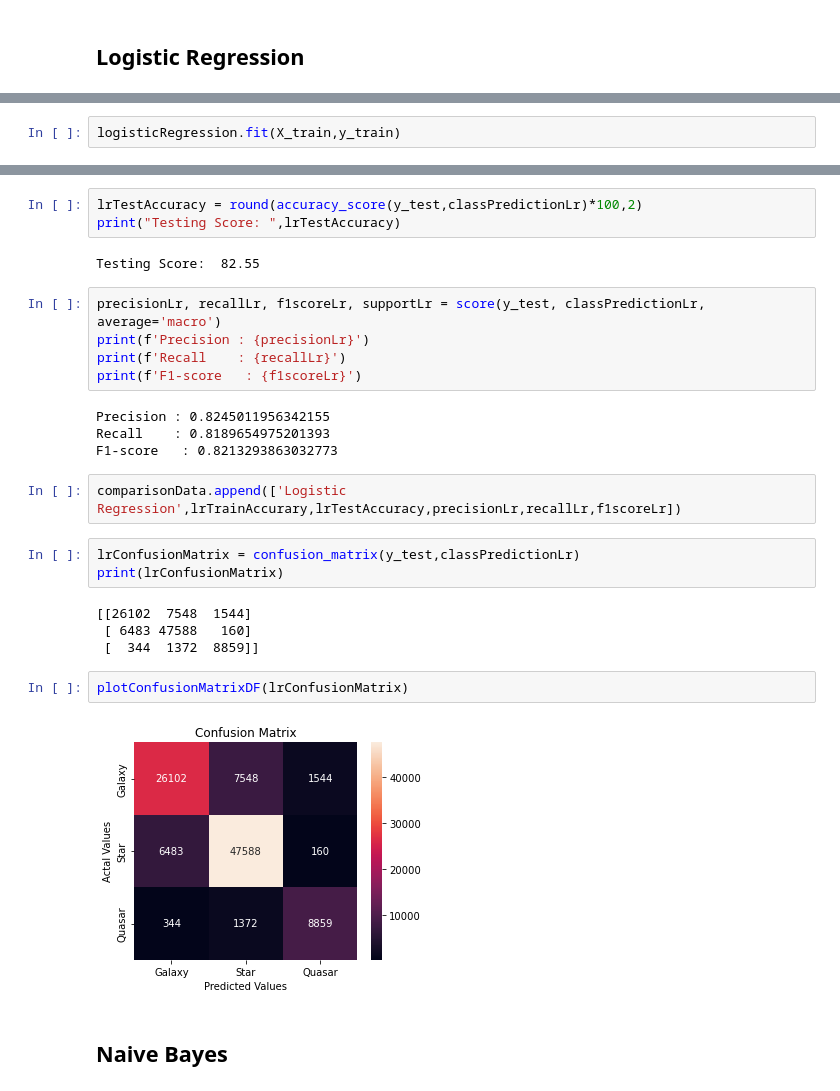
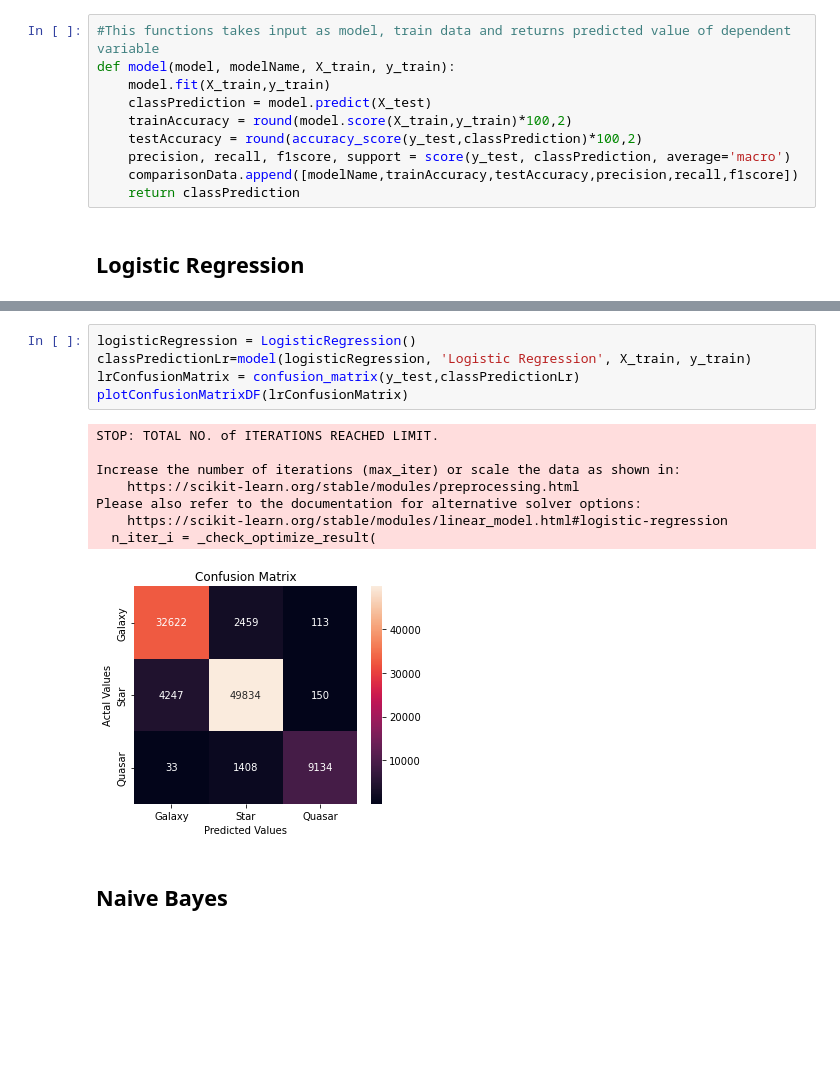
Before and after one commit to sheetalrprasad/Classification-of-Space-Objects, a Jupyter notebook: Sky Objects.ipynb, the cells around one changed output, grey strips where cells are left out. Cells and saved outputs as stored; diff of their text form; blank space fills up the shorter version.

```diff
--- a/Sky Objects.ipynb
+++ b/Sky Objects.ipynb
@@ -333,2 +330,12 @@ comparisonData = []
+# %%
+#This functions takes input as model, train data and returns predicted value of dependent variable
+def model(model, modelName, X_train, y_train):
+    model.fit(X_train,y_train)
+    classPrediction = model.predict(X_test)
+    trainAccuracy = round(model.score(X_train,y_train)*100,2)
+    testAccuracy = round(accuracy_score(y_test,classPrediction)*100,2)
+    precision, recall, f1score, support = score(y_test, classPrediction, average='macro')
+    comparisonData.append([modelName,trainAccuracy,testAccuracy,precision,recall,f1score])
+    return classPrediction
 # %% [markdown]
 ## Logistic Regression
@@ -339,2 +341,0 @@ logisticRegression = LogisticRegression()
-# %%
-logisticRegression.fit(X_train,y_train)
@@ -357,30 +342,17 @@ Training Score :  82.79
-# %%
-lrTestAccuracy = round(accuracy_score(y_test,classPredictionLr)*100,2)
-print("Testing Score: ",lrTestAccuracy)
-# %% [output]
-Testing Score:  82.55
-# %%
-precisionLr, recallLr, f1scoreLr, supportLr = score(y_test, classPredictionLr, average='macro')
-print(f'Precision : {precisionLr}')
-print(f'Recall    : {recallLr}')
-print(f'F1-score   : {f1scoreLr}')
-# %% [output]
-Precision : 0.8245011956342155
-Recall    : 0.8189654975201393
-F1-score   : 0.8213293863032773
-# %%
-comparisonData.append(['Logistic Regression',lrTrainAccurary,lrTestAccuracy,precisionLr,recallLr,f1scoreLr])
-# %%
-lrConfusionMatrix = confusion_matrix(y_test,classPredictionLr)
-print(lrConfusionMatrix)
-# %% [output]
-[[26102  7548  1544]
- [ 6483 47588   160]
- [  344  1372  8859]]
-# %%
-plotConfusionMatrixDF(lrConfusionMatrix)
-# %% [output]
-[figure, removed]
+# %%
+logisticRegression = LogisticRegression()
+classPredictionLr=model(logisticRegression, 'Logistic Regression', X_train, y_train)
+lrConfusionMatrix = confusion_matrix(y_test,classPredictionLr)
+plotConfusionMatrixDF(lrConfusionMatrix)
+# %% [output]
+STOP: TOTAL NO. of ITERATIONS REACHED LIMIT.
+
+Increase the number of iterations (max_iter) or scale the data as shown in:
+    https://scikit-learn.org/stable/modules/preprocessing.html
+Please also refer to the documentation for alternative solver options:
+    https://scikit-learn.org/stable/modules/linear_model.html#logistic-regression
+  n_iter_i = _check_optimize_result(
+[figure, added]
 # %% [markdown]
 ## Naive Bayes
 # %% [markdown]
```
Also changed, not shown: parts of 88 cells of this notebook.
